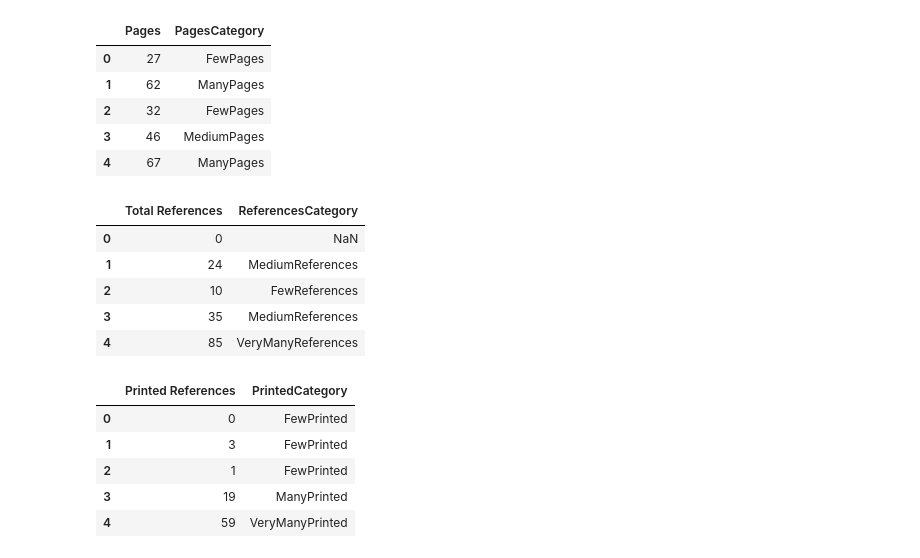
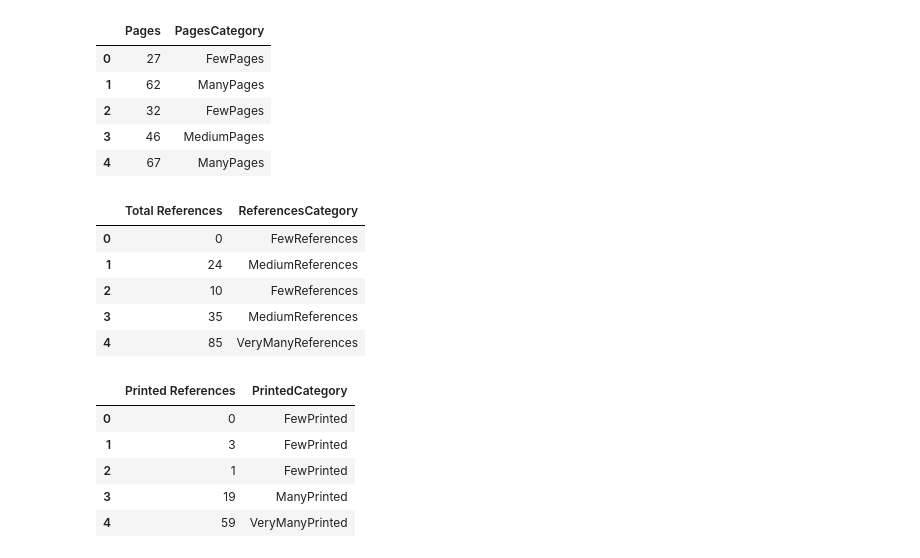
Before and after one commit to Jere-4/MachineLearningProject, a Jupyter notebook: project/thesis_grades.ipynb, the cells around one changed output. Drawn from its saved outputs; the diff is of its cells as text; code cells hidden in the pictures.

```diff
--- a/project/thesis_grades.ipynb
+++ b/project/thesis_grades.ipynb
@@ -256,14 +280,14 @@ df[["Pages", "PagesCategory"]].head()
 # %%
 df["ReferencesCategory"] = pd.cut(
 df["Total References"],
-bins=[0, 20, 40, 60, 200],
+bins=[-1, 20, 40, 60, 200],
 labels=["FewReferences", "MediumReferences",
 "ManyReferences", "VeryManyReferences"]
 )
 df[["Total References", "ReferencesCategory"]].head()
 # %% [output]
 |  | Total References | ReferencesCategory |
-| 0 | 0 | NaN |
+| 0 | 0 | FewReferences |
 | 1 | 24 | MediumReferences |
 | 2 | 10 | FewReferences |
 | 3 | 35 | MediumReferences |
```
Also changed, not shown: parts of 5 cells of this notebook.
